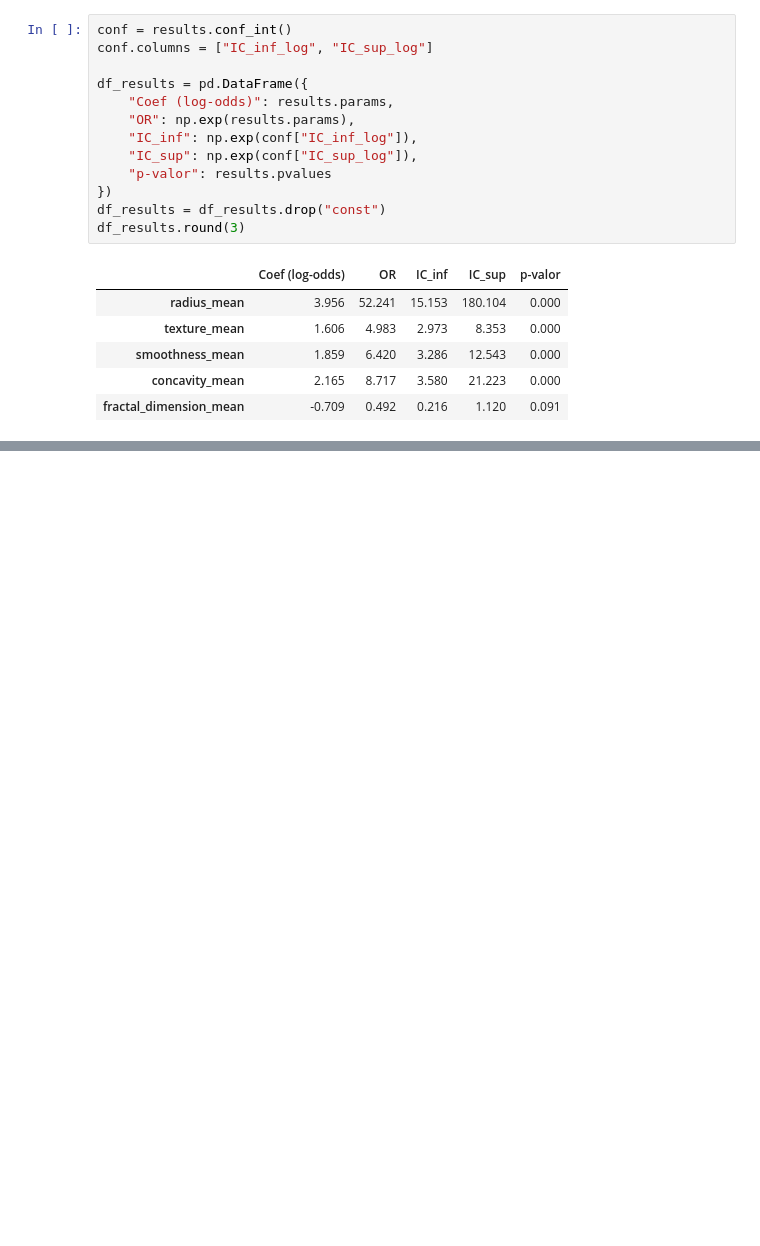
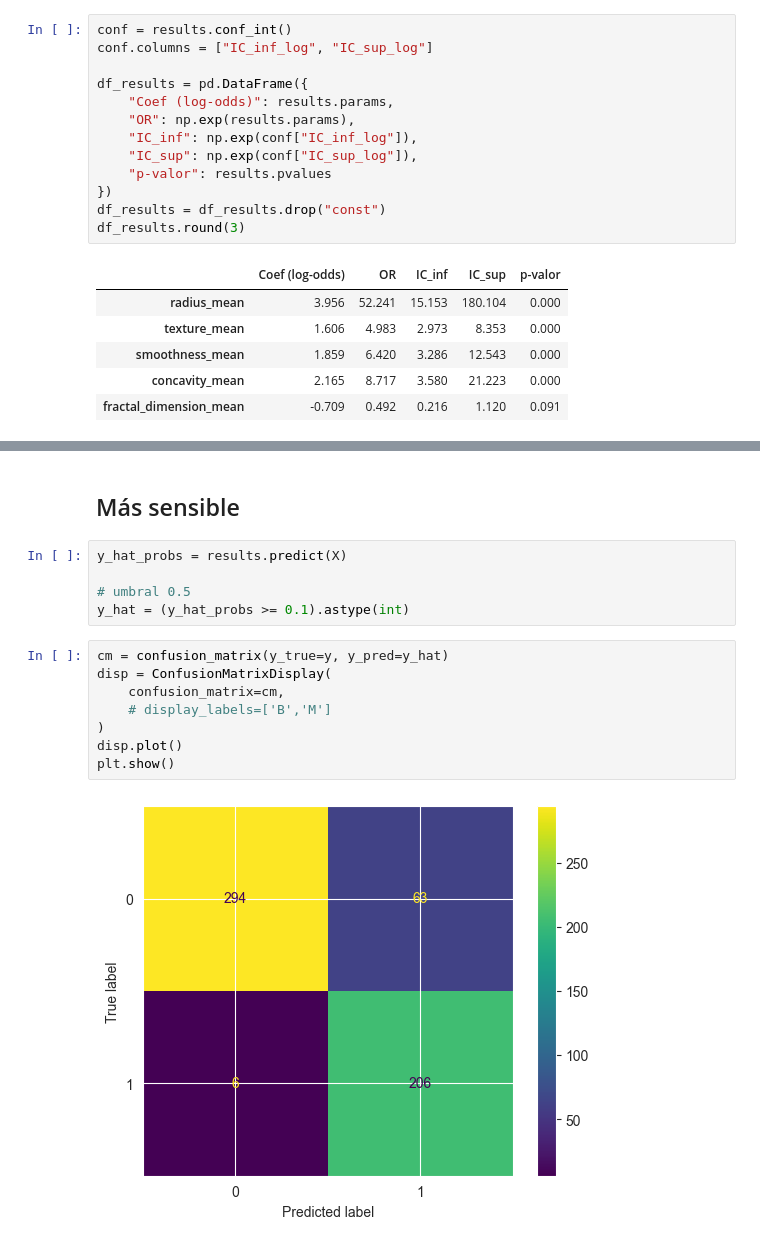
Before and after one commit to eduardofc/curso-dm-mp-40h, a Jupyter notebook: 02-regresion-logistica.ipynb, the cells around one changed output, grey strips where cells are left out. Saved outputs shown, nothing was run; the diff lists cells and outputs as text; blank space fills up the shorter version.

```diff
--- a/02-regresion-logistica.ipynb
+++ b/02-regresion-logistica.ipynb
@@ -332,0 +420,17 @@ df_results.round(3)
+# %% [markdown]
+## Más sensible
+# %%
+y_hat_probs = results.predict(X)
+
+# umbral 0.5
+y_hat = (y_hat_probs >= 0.1).astype(int)
+# %%
+cm = confusion_matrix(y_true=y, y_pred=y_hat)
+disp = ConfusionMatrixDisplay(
+    confusion_matrix=cm,
+    # display_labels=['B','M']
+)
+disp.plot()
+plt.show()
+# %% [output]
+[figure, added]
```
Also changed, not shown: parts of 22 cells of this notebook.
